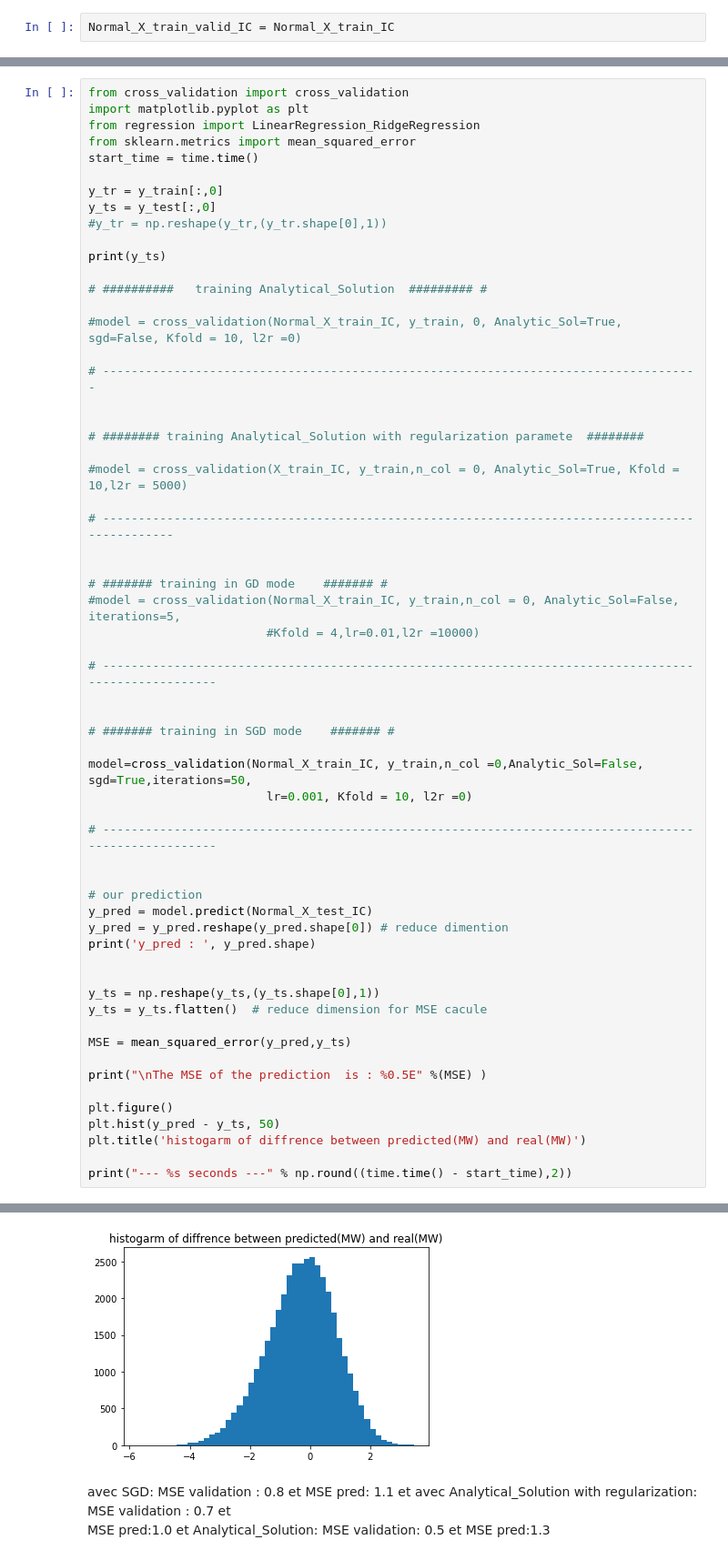
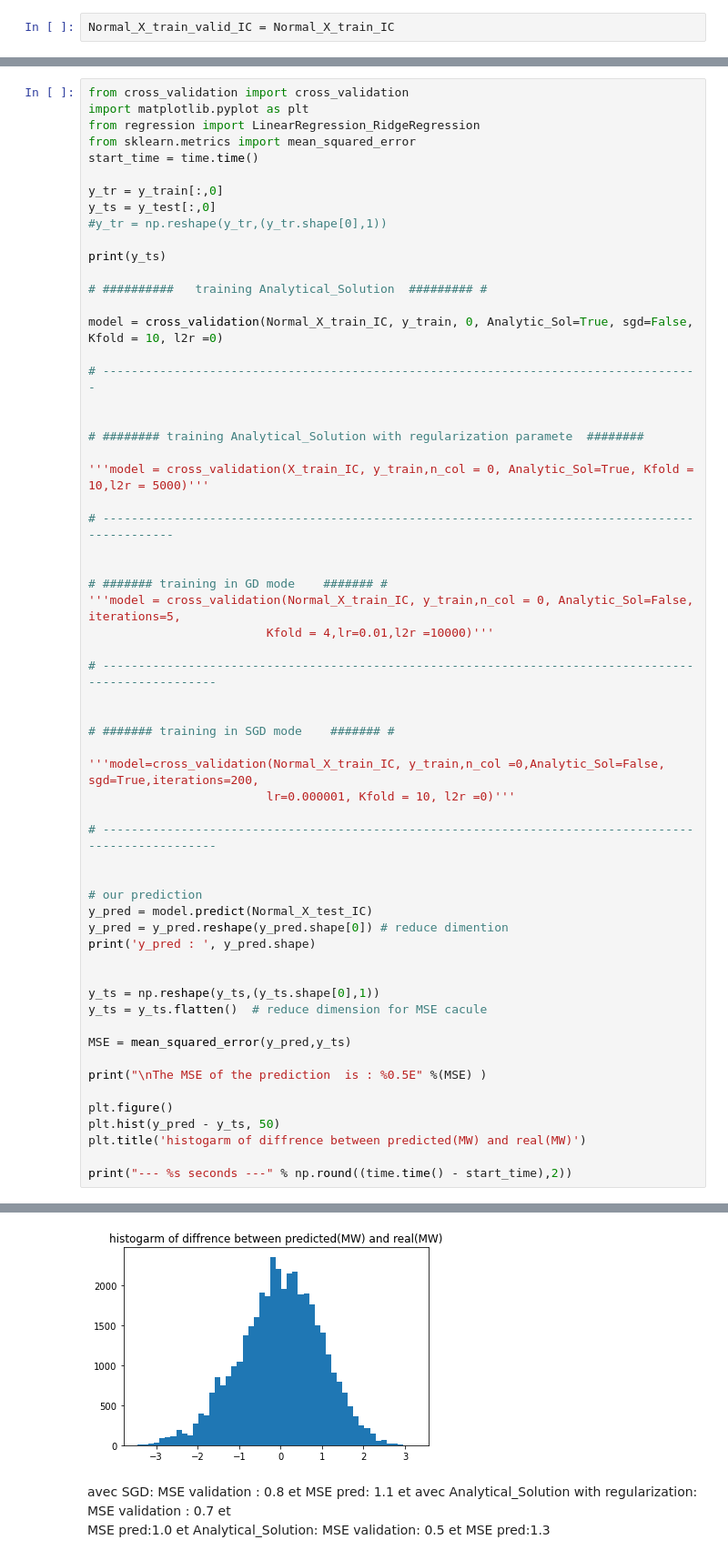
Before and after one commit to warmy54/projetDaraMining, a Jupyter notebook: DM_project-2021/project_ORGGG.ipynb, the cells around one changed output, grey strips where cells are left out. Shown at 91% size. Cells and saved outputs as stored; diff of their text form.

```diff
--- a/DM_project-2021/project_ORGGG.ipynb
+++ b/DM_project-2021/project_ORGGG.ipynb
@@ -505,29 +505,29 @@ print(y_ts)
 
 # ##########   training Analytical_Solution  ######### #
 
-#model = cross_validation(Normal_X_train_IC, y_train, 0, Analytic_Sol=True, sgd=False, Kfold = 10, l2r =0)
+model = cross_validation(Normal_X_train_IC, y_train, 0, Analytic_Sol=True, sgd=False, Kfold = 10, l2r =0)
 
 # ------------------------------------------------------------------------------------
 
 
 # ######## training Analytical_Solution with regularization paramete  ########
 
-#model = cross_validation(X_train_IC, y_train,n_col = 0, Analytic_Sol=True, Kfold = 10,l2r = 5000)
+'''model = cross_validation(X_train_IC, y_train,n_col = 0, Analytic_Sol=True, Kfold = 10,l2r = 5000)'''
 
 # -----------------------------------------------------------------------------------------------
 
 
 # ####### training in GD mode    ####### #
-#model = cross_validation(Normal_X_train_IC, y_train,n_col = 0, Analytic_Sol=False, iterations=5,
-                         #Kfold = 4,lr=0.01,l2r =10000)
+'''model = cross_validation(Normal_X_train_IC, y_train,n_col = 0, Analytic_Sol=False, iterations=5,
+                         Kfold = 4,lr=0.01,l2r =10000)'''
 
 # -----------------------------------------------------------------------------------------------------
 
 
 # ####### training in SGD mode    ####### #
 
-model=cross_validation(Normal_X_train_IC, y_train,n_col =0,Analytic_Sol=False, sgd=True,iterations=50,
-                         lr=0.001, Kfold = 10, l2r =0)
+'''model=cross_validation(Normal_X_train_IC, y_train,n_col =0,Analytic_Sol=False, sgd=True,iterations=200,
+                         lr=0.000001, Kfold = 10, l2r =0)'''
 
 # -----------------------------------------------------------------------------------------------------
 
@@ -571,4 +571,4 @@ The MSE of the prediction  is : 1.39011E+00
-[figure, old version]
+[figure, new version]
 # %% [markdown]
 avec SGD: MSE validation : 0.8    et    MSE pred: 1.1
 et avec Analytical_Solution with regularization: MSE validation : 0.7  et
```
Also changed, not shown: parts of 32 cells of this notebook.
